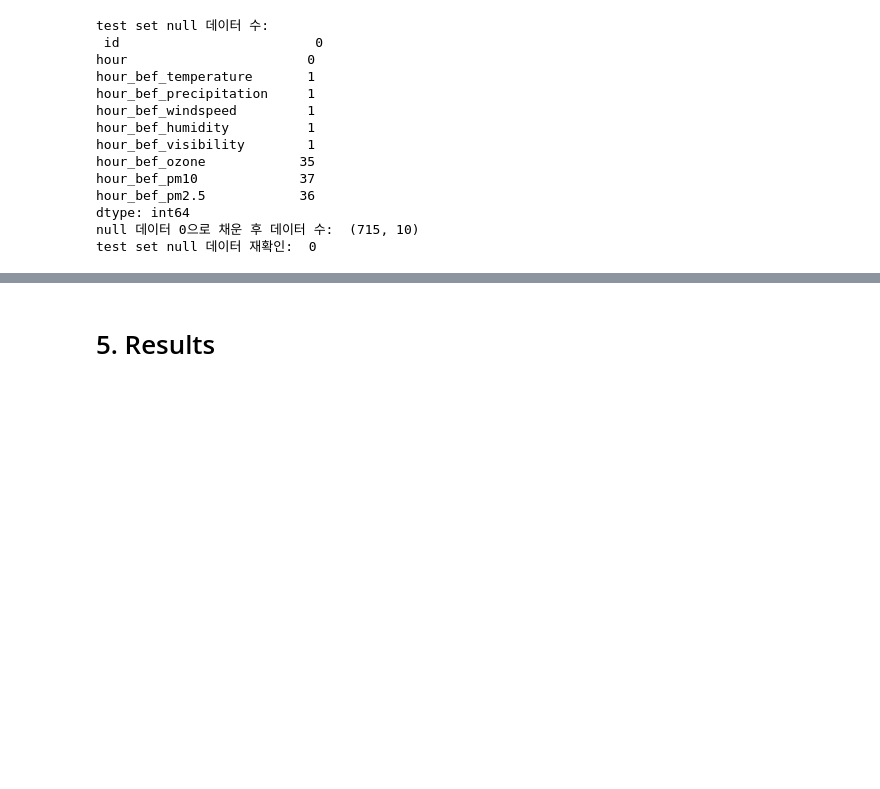
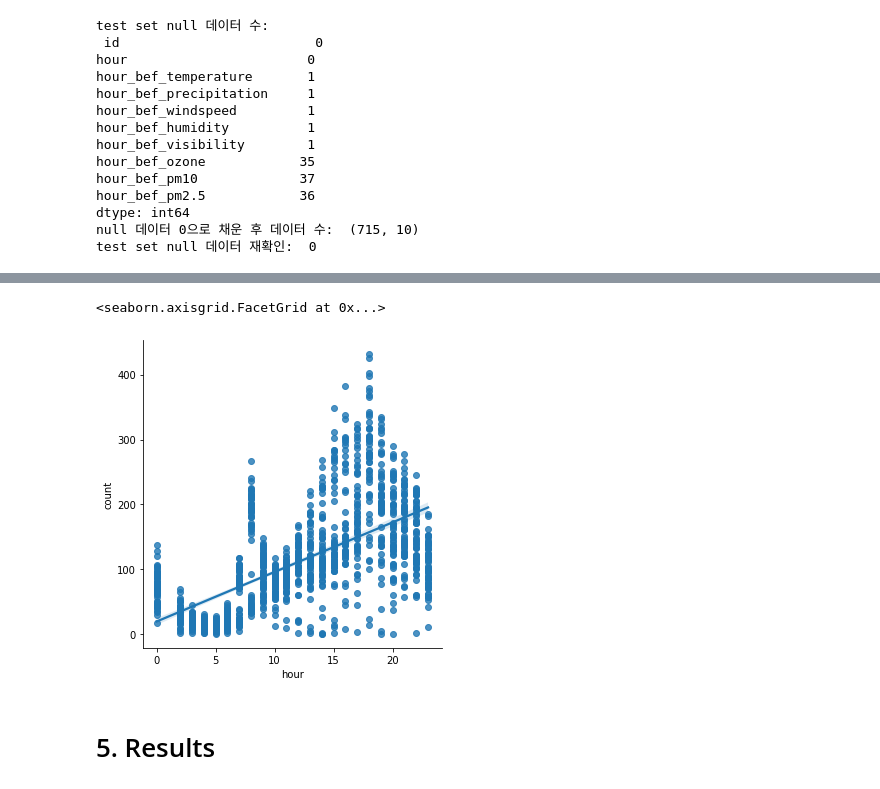
Before and after one commit to Bo2mimi/Dacon, a Jupyter notebook: LV1_따릉이_데이터_예측.ipynb, the cells around one changed output, grey strips where cells are left out. Drawn from its saved outputs; the diff is of its cells as text; code cells hidden in the pictures; blank space fills up the shorter version.

```diff
--- a/LV1_따릉이_데이터_예측.ipynb
+++ b/LV1_따릉이_데이터_예측.ipynb
@@ -121,3 +173,8 @@ pred = model.predict(test)
+# %%
+sns.lmplot(x = 'hour', y = 'count', data = train)
+# %% [output]
+<seaborn.axisgrid.FacetGrid at 0x...>
+[figure, added]
 # %% [markdown]
 # 5. Results
 # %%
```
Also changed, not shown: parts of 10 cells of this notebook.
